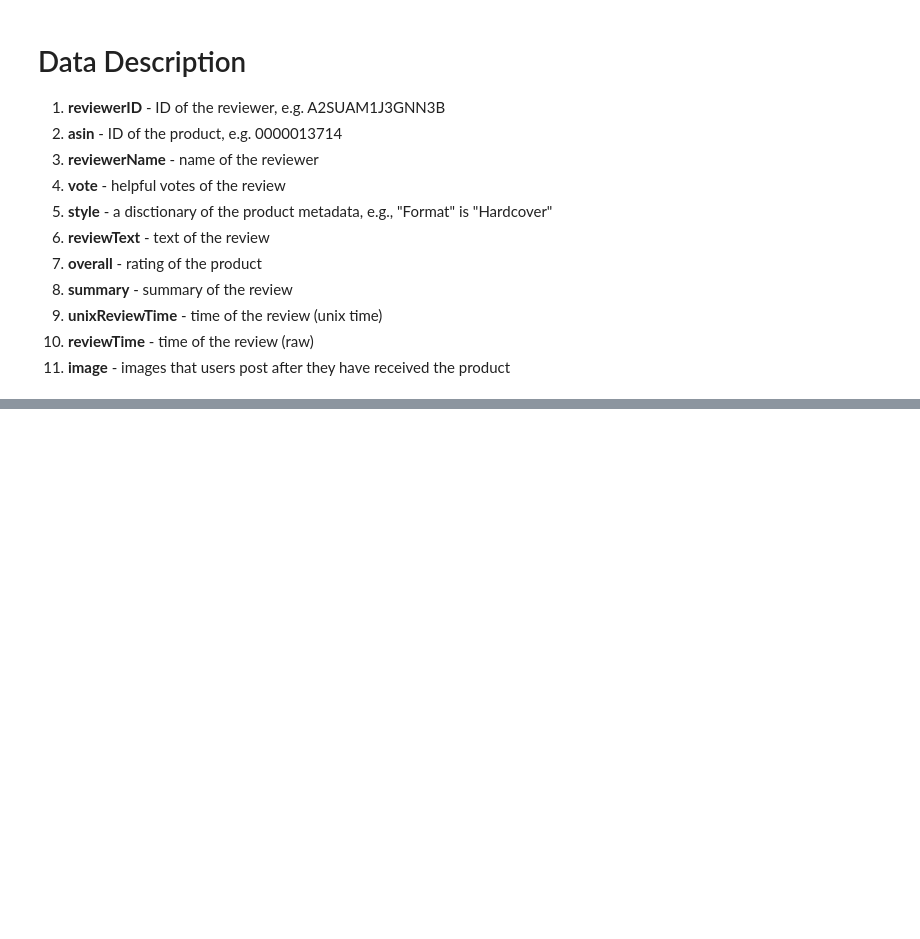
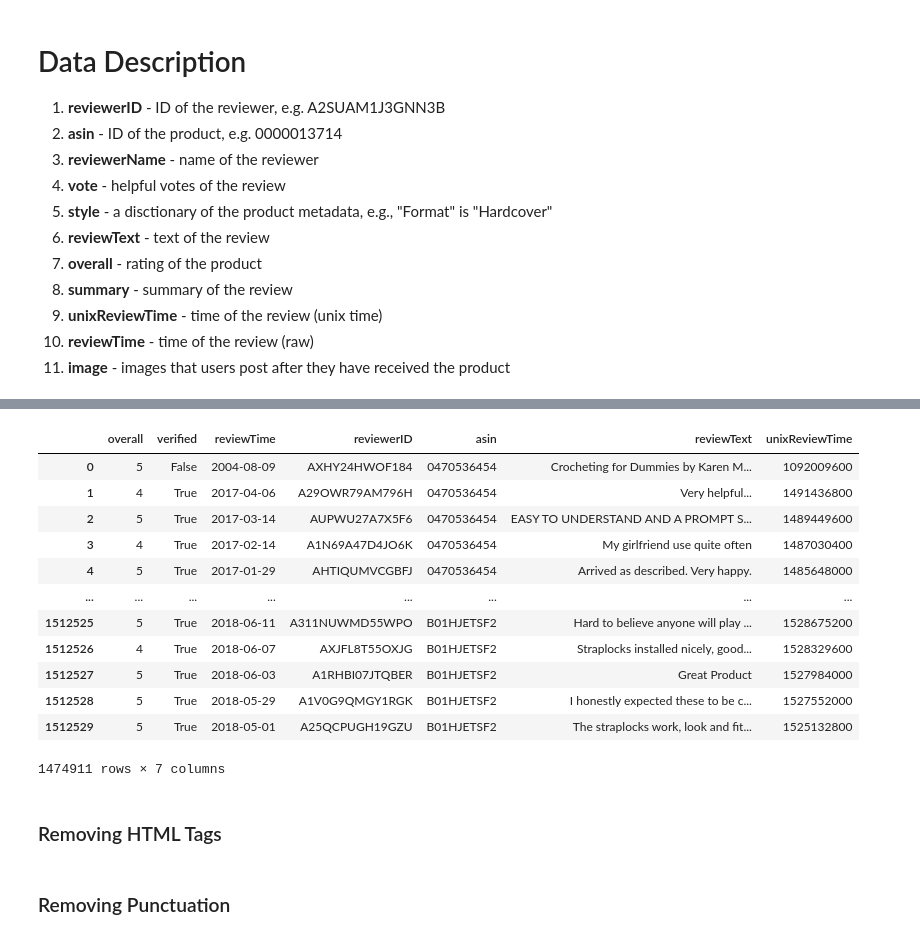
Before and after one commit to Himanshu-Dharma/master-thesis-feature-extraction-and-sentiment-analysis-using-deep-learning, a Jupyter notebook: Thesis_Code.ipynb, the cells around one changed output, grey strips where cells are left out. Saved outputs shown, nothing was run; the diff lists cells and outputs as text; code cells hidden in the pictures; blank space fills up the shorter version.

```diff
--- a/Thesis_Code.ipynb
+++ b/Thesis_Code.ipynb
@@ -70,0 +289,18 @@ plt.show()
+# %%
+df_clean_no_dups
+# %% [output]
+|  | overall | verified | reviewTime | reviewerID | asin | reviewText | unixReviewTime |
+| 0 | 5 | False | 2004-08-09 | AXHY24HWOF184 | 0470536454 | Crocheting for Dummies by Karen M... | 1092009600 |
+| 1 | 4 | True | 2017-04-06 | A29OWR79AM796H | 0470536454 | Very helpful... | 1491436800 |
+| 2 | 5 | True | 2017-03-14 | AUPWU27A7X5F6 | 0470536454 | EASY TO UNDERSTAND AND A PROMPT S... | 1489449600 |
+| 3 | 4 | True | 2017-02-14 | A1N69A47D4JO6K | 0470536454 | My girlfriend use quite often | 1487030400 |
+| 4 | 5 | True | 2017-01-29 | AHTIQUMVCGBFJ | 0470536454 | Arrived as described. Very happy. | 1485648000 |
+| ... | ... | ... | ... | ... | ... | ... | ... |
+| 1512525 | 5 | True | 2018-06-11 | A311NUWMD55WPO | B01HJETSF2 | Hard to believe anyone will play ... | 1528675200 |
+| 1512526 | 4 | True | 2018-06-07 | AXJFL8T55OXJG | B01HJETSF2 | Straplocks installed nicely, good... | 1528329600 |
+| 1512527 | 5 | True | 2018-06-03 | A1RHBI07JTQBER | B01HJETSF2 | Great Product | 1527984000 |
+| 1512528 | 5 | True | 2018-05-29 | A1V0G9QMGY1RGK | B01HJETSF2 | I honestly expected these to be c... | 1527552000 |
+| 1512529 | 5 | True | 2018-05-01 | A25QCPUGH19GZU | B01HJETSF2 | The straplocks work, look and fit... | 1525132800 |
+1474911 rows × 7 columns
+# %% [markdown]
+### Removing HTML Tags
@@ -70,0 +313,2 @@ plt.show()
+# %% [markdown]
+### Removing Punctuation
```
Also changed, not shown: parts of 67 cells of this notebook.
